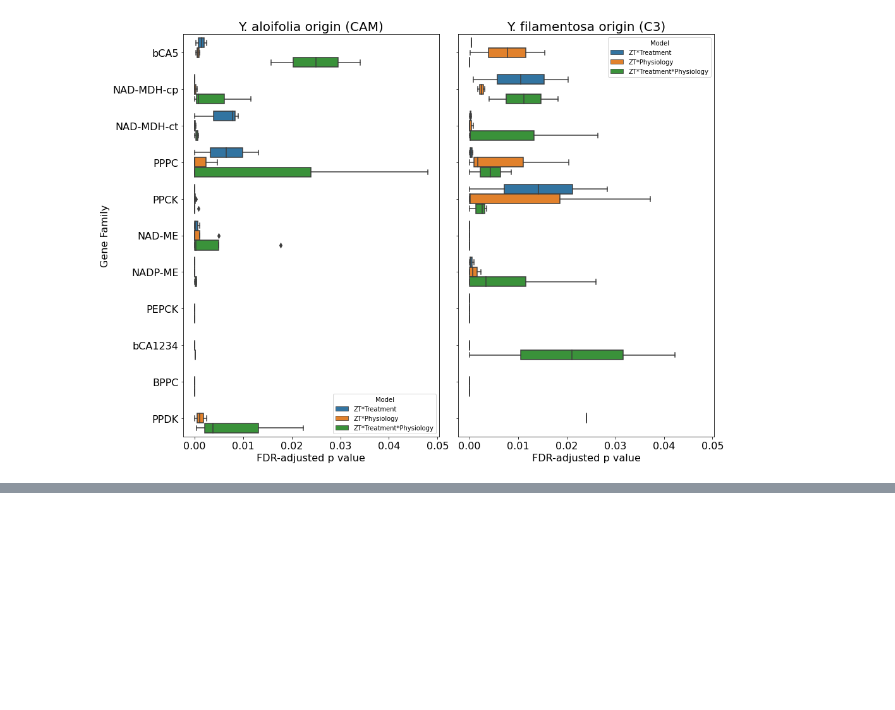
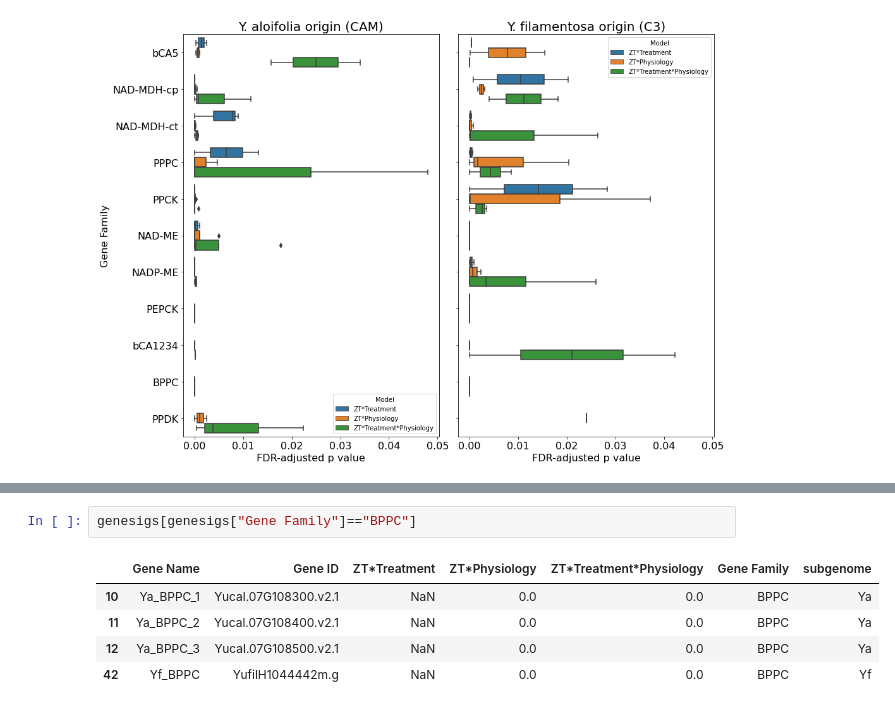
Before and after one commit to achpardo/yucca-genomics, a Jupyter notebook: camgene_modeling/camgenes_polymodres_byphys.ipynb, the cells around one changed output, grey strips where cells are left out. Cells and saved outputs as stored; diff of their text form; blank space fills up the shorter version.

```diff
--- a/camgene_modeling/camgenes_polymodres_byphys.ipynb
+++ b/camgene_modeling/camgenes_polymodres_byphys.ipynb
@@ -188,0 +199,8 @@ plt.savefig("./camgenes_polymod_byphys_pvals.svg",dpi=200,bbox_inches="tight")
+# %%
+genesigs[genesigs["Gene Family"]=="BPPC"]
+# %% [output]
+|  | Gene Name | Gene ID | ZT*Treatment | ZT*Physiology | ZT*Treatment*Physiology | Gene Family | subgenome |
+| 10 | Ya_BPPC_1 | Yucal.07G108300.v2.1 | NaN | 0.0 | 0.0 | BPPC | Ya |
+| 11 | Ya_BPPC_2 | Yucal.07G108400.v2.1 | NaN | 0.0 | 0.0 | BPPC | Ya |
+| 12 | Ya_BPPC_3 | Yucal.07G108500.v2.1 | NaN | 0.0 | 0.0 | BPPC | Ya |
+| 42 | Yf_BPPC | YufilH1044442m.g | NaN | 0.0 | 0.0 | BPPC | Yf |
```
Also changed, not shown: parts of 3 cells of this notebook.
